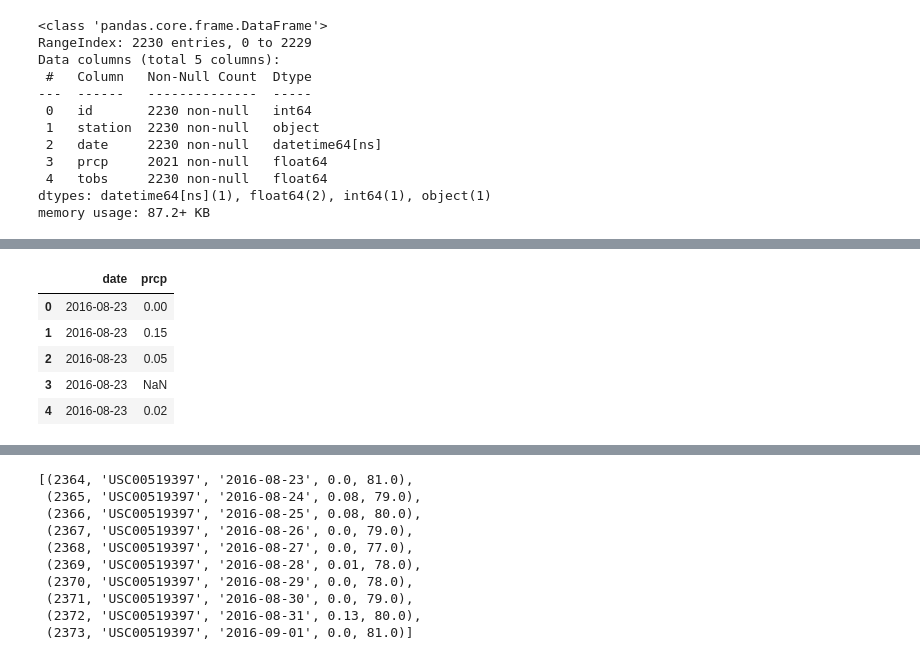
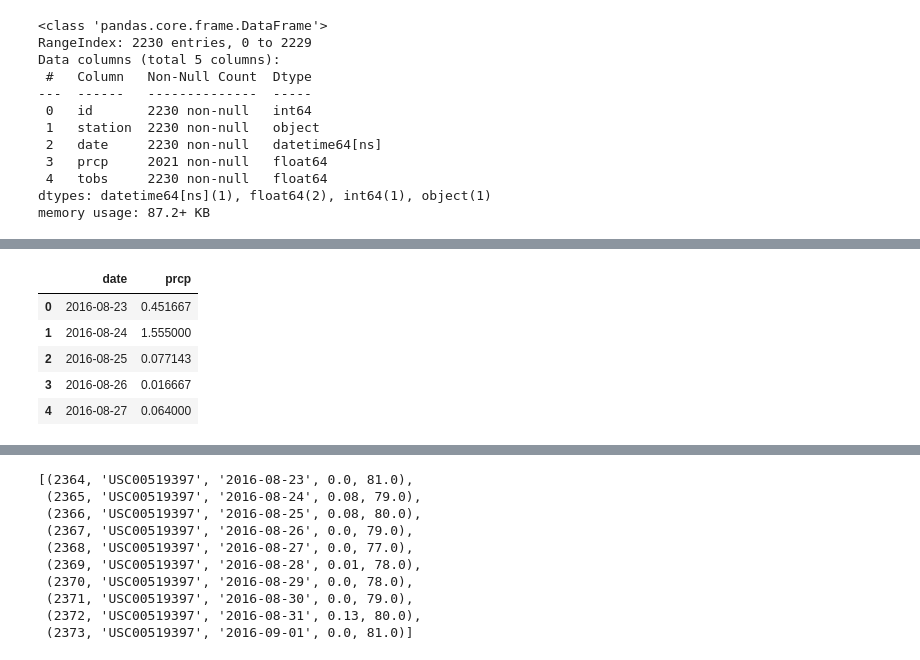
Before and after one commit to lopezmarco81/SMU_Data_1221_homework, a Jupyter notebook: 10 - Advanced_Data_Storage_and_Retrieval/SQL_Alchemy_HW10_ML.ipynb, the cells around one changed output, grey strips where cells are left out. Drawn from its saved outputs; the diff is of its cells as text; code cells hidden in the pictures.

```diff
--- a/10 - Advanced_Data_Storage_and_Retrieval/SQL_Alchemy_HW10_ML.ipynb
+++ b/10 - Advanced_Data_Storage_and_Retrieval/SQL_Alchemy_HW10_ML.ipynb
@@ -181,27 +186,30 @@ memory usage: 87.2+ KB
 # %%
-#Alexander's walk through
+#Alexander's walk through using the average rain fall
 query = """
         SELECT
             date,
-            prcp
+            avg(prcp) as prcp
         FROM
             measurement
         WHERE
             date >= (
                    SELECT
                       cast(cast(substr(max(date),1, 4) as integer) - 1 as text) || substr(max(date),5) as max_date
                   FROM
                       measurement
                     )
+        GROUP BY
+            date
         ORDER BY
             date;
         """
 df = pd.read_sql(query, conn)
+df["date"] = pd.to_datetime(df["date"])
 df.head()
 # %% [output]
 |  | date | prcp |
-| 0 | 2016-08-23 | 0.00 |
-| 1 | 2016-08-23 | 0.15 |
-| 2 | 2016-08-23 | 0.05 |
-| 3 | 2016-08-23 | NaN |
-| 4 | 2016-08-23 | 0.02 |
+| 0 | 2016-08-23 | 0.451667 |
+| 1 | 2016-08-24 | 1.555000 |
+| 2 | 2016-08-25 | 0.077143 |
+| 3 | 2016-08-26 | 0.016667 |
+| 4 | 2016-08-27 | 0.064000 |
```
Also changed, not shown: parts of 13 cells of this notebook.
